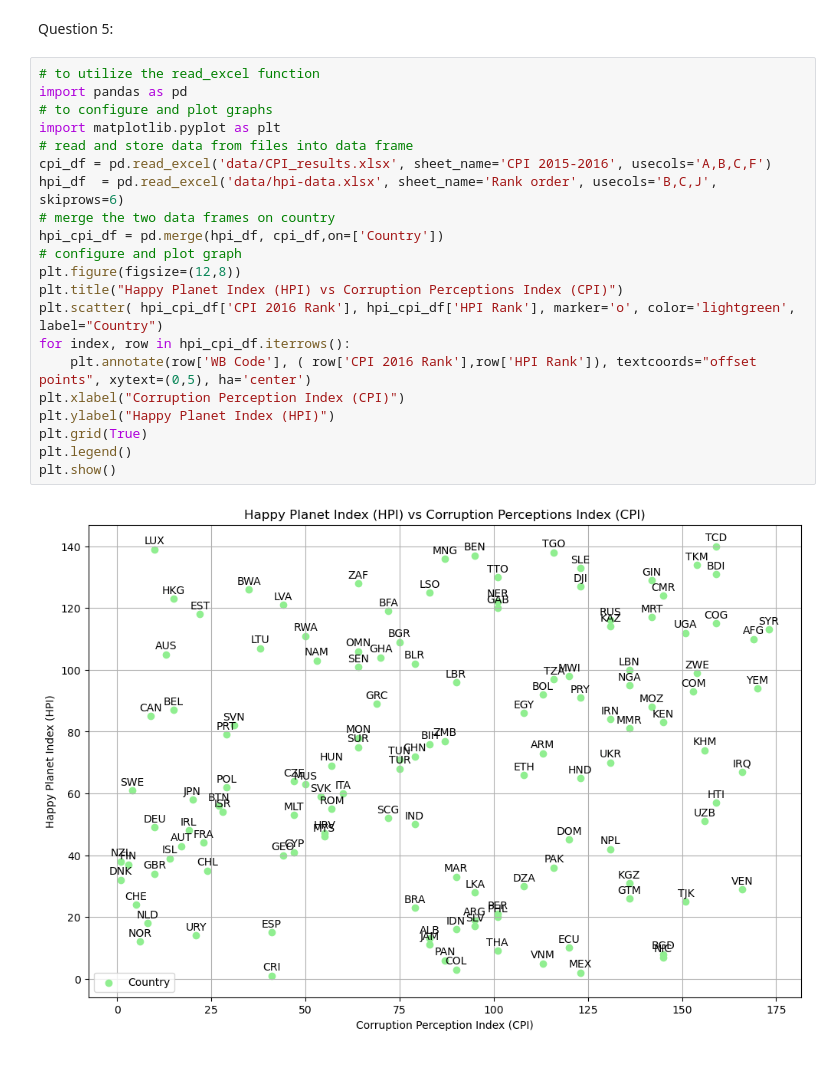
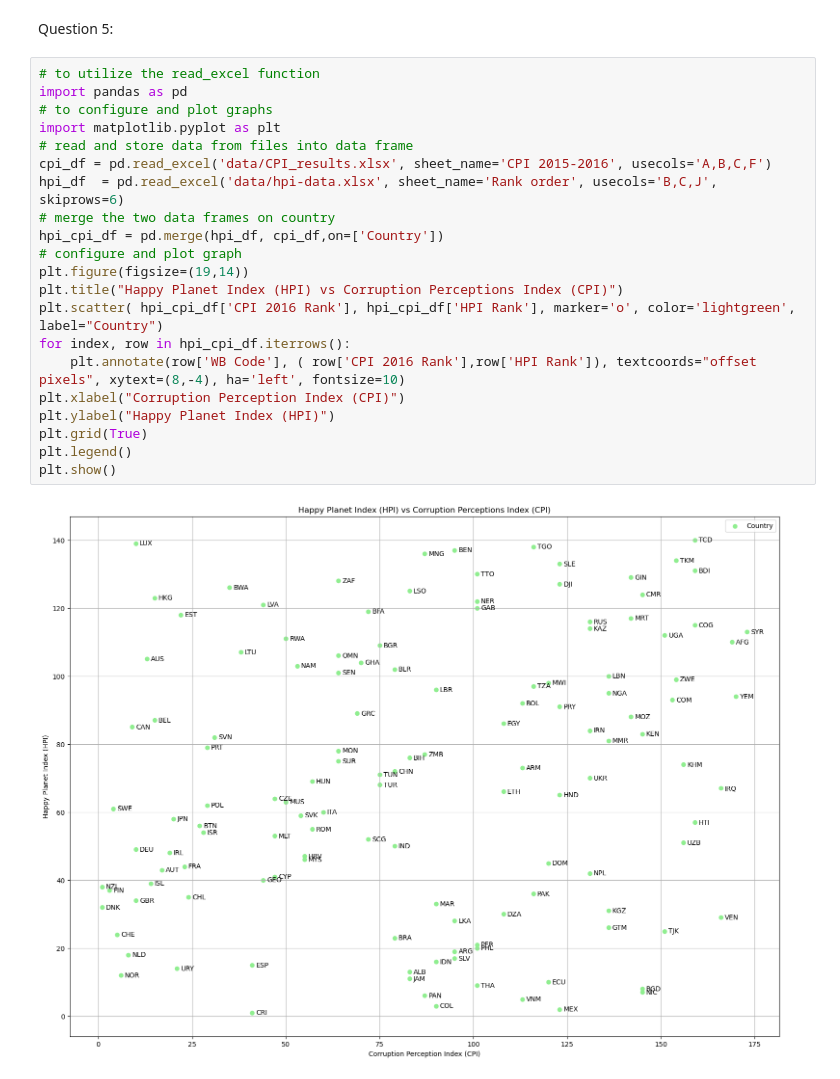
Before and after one commit to ahugari/DIAML, a Jupyter notebook: Assignment 2/miraguha_DIAML_Assignment2.ipynb, the cells around one changed output. Saved outputs shown, nothing was run; the diff lists cells and outputs as text.

```diff
--- a/Assignment 2/miraguha_DIAML_Assignment2.ipynb
+++ b/Assignment 2/miraguha_DIAML_Assignment2.ipynb
@@ -328,23 +352,23 @@ Question 5:
 # %%
 # to utilize the read_excel function
 import pandas as pd
 # to configure and plot graphs
 import matplotlib.pyplot as plt
 # read and store data from files into data frame
 cpi_df = pd.read_excel('data/CPI_results.xlsx', sheet_name='CPI 2015-2016', usecols='A,B,C,F')
 hpi_df  = pd.read_excel('data/hpi-data.xlsx', sheet_name='Rank order', usecols='B,C,J', skiprows=6)
 # merge the two data frames on country
 hpi_cpi_df = pd.merge(hpi_df, cpi_df,on=['Country'])
 # configure and plot graph
-plt.figure(figsize=(12,8))
+plt.figure(figsize=(19,14))
 plt.title("Happy Planet Index (HPI) vs Corruption Perceptions Index (CPI)")
 plt.scatter( hpi_cpi_df['CPI 2016 Rank'], hpi_cpi_df['HPI Rank'], marker='o', color='lightgreen', label="Country")
 for index, row in hpi_cpi_df.iterrows():
-    plt.annotate(row['WB Code'], ( row['CPI 2016 Rank'],row['HPI Rank']), textcoords="offset points", xytext=(0,5), ha='center')
+    plt.annotate(row['WB Code'], ( row['CPI 2016 Rank'],row['HPI Rank']), textcoords="offset pixels", xytext=(8,-4), ha='left', fontsize=10)
 plt.xlabel("Corruption Perception Index (CPI)")
 plt.ylabel("Happy Planet Index (HPI)")
 plt.grid(True)
 plt.legend()
 plt.show()
 # %% [output]
-[figure, old version]
+[figure, new version]
```
Also changed, not shown: parts of 2 cells of this notebook, 6 other files.
